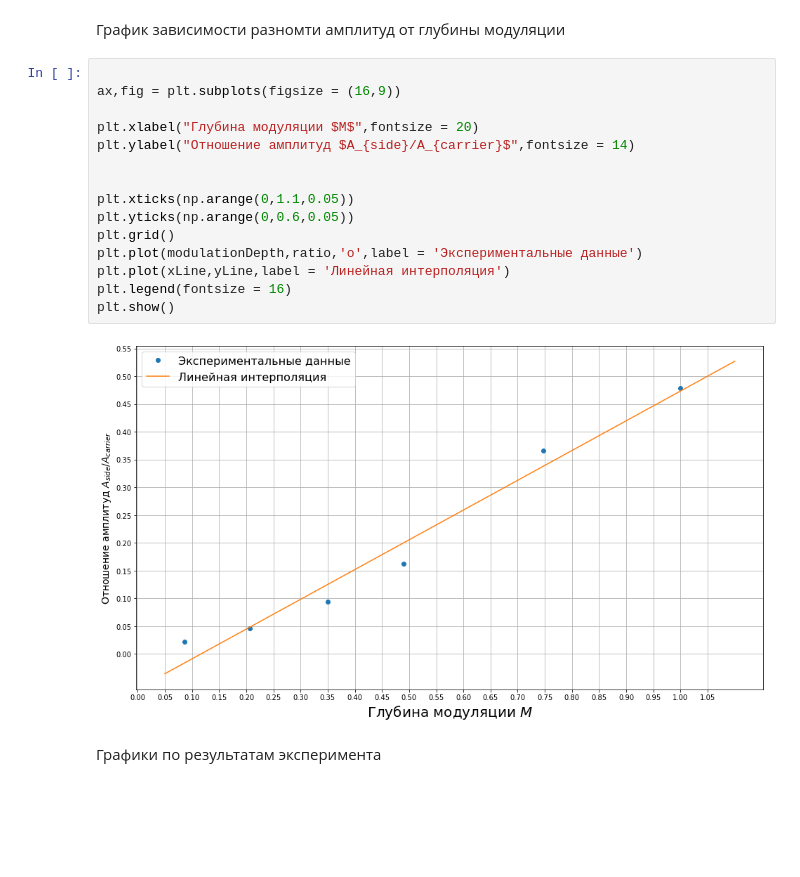
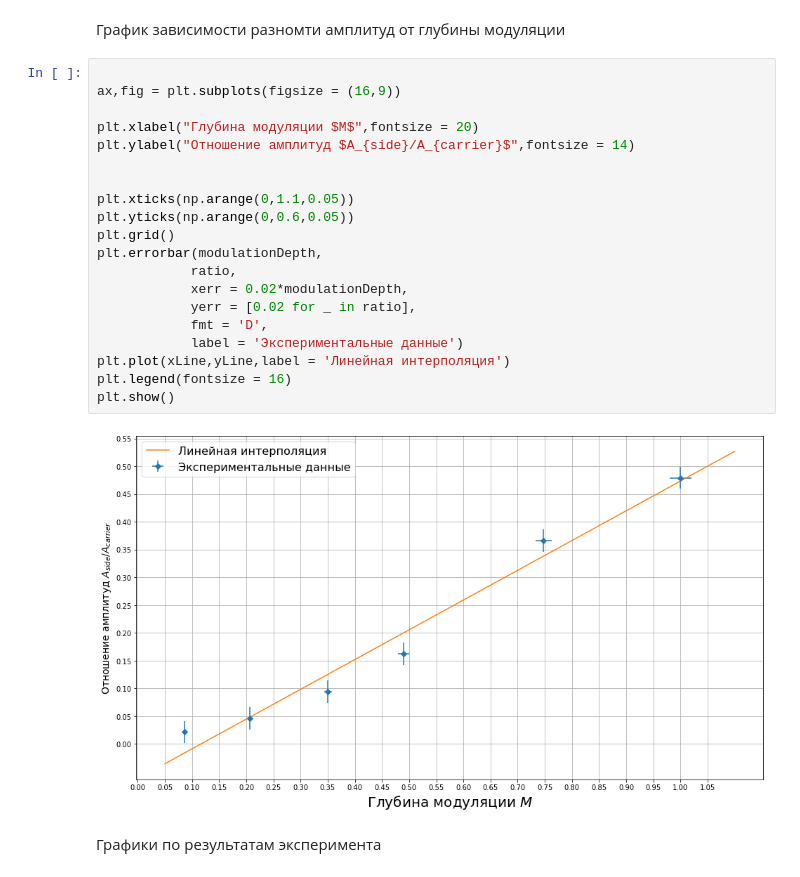
Before and after one commit to ShmakovVladimir/Labs, a Jupyter notebook: Электричество и Магнетизм/harmonicAnalys/main.ipynb, the cells around one changed output. Drawn from its saved outputs; the diff is of its cells as text; blank space fills up the shorter version.

```diff
--- a/Электричество и Магнетизм/harmonicAnalys/main.ipynb
+++ b/Электричество и Магнетизм/harmonicAnalys/main.ipynb
@@ -157,20 +173,25 @@ print("Коэффициент b: "+str(MNK_plot3.intercept)+ " +/ "+str(MNK_plot
 # %%
 
 ax,fig = plt.subplots(figsize = (16,9))
 
 plt.xlabel("Глубина модуляции $M$",fontsize = 20)
 plt.ylabel("Отношение амплитуд $A_{side}/A_{carrier}$",fontsize = 14)
 
 
 plt.xticks(np.arange(0,1.1,0.05))
 plt.yticks(np.arange(0,0.6,0.05))
 plt.grid()
-plt.plot(modulationDepth,ratio,'o',label = 'Экспериментальные данные')
+plt.errorbar(modulationDepth,
+            ratio,
+            xerr = 0.02*modulationDepth,
+            yerr = [0.02 for _ in ratio],
+            fmt = 'D',
+            label = 'Экспериментальные данные')
 plt.plot(xLine,yLine,label = 'Линейная интерполяция')
 plt.legend(fontsize = 16)
 plt.show()
 # %% [output]
-[figure, old version]
+[figure, new version]
 # %% [markdown]
 Графики по результатам эксперимента
 # %%
```
Also changed, not shown: parts of 9 cells of this notebook, 13 other files.
